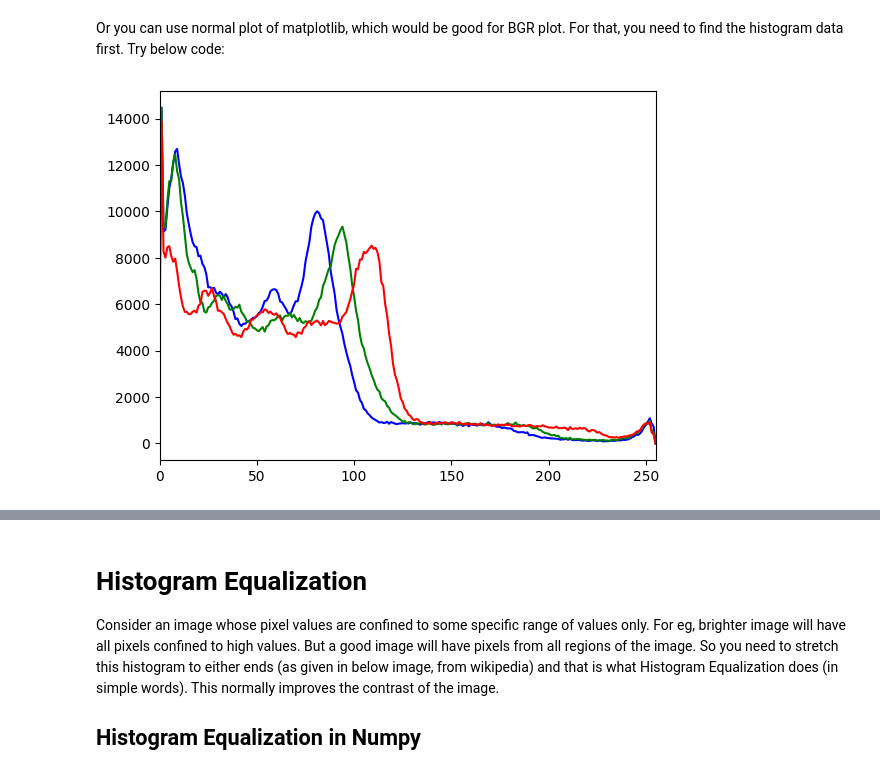
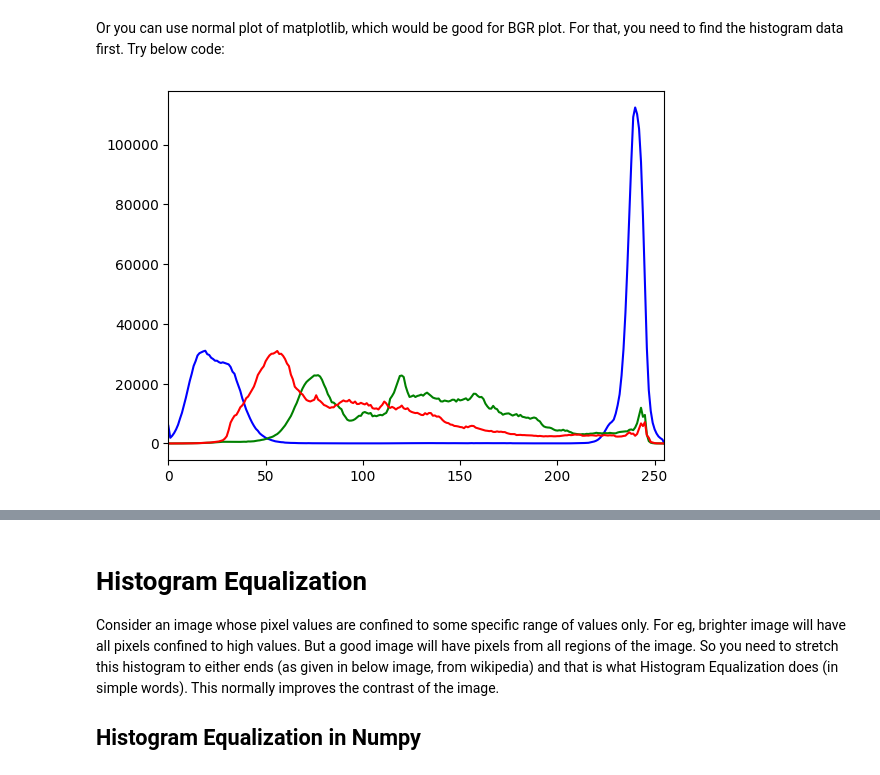
Before and after one commit to Likelipop/See_image_processing, a Jupyter notebook: Lab_02/Week2.ipynb, the cells around one changed output, grey strips where cells are left out. Cells and saved outputs as stored; diff of their text form; code cells hidden in the pictures.

```diff
--- a/Lab_02/Week2.ipynb
+++ b/Lab_02/Week2.ipynb
@@ -88,21 +90,18 @@ plt.show()
 Or you can use normal plot of matplotlib, which would be good for BGR plot. For that, you need to find the histogram data first. Try below code:
 # %%
 # Load the color image at 'imgKarlMax_path'
-imgKarlMax = cv.imread(imgKarlMax_path)
-
-# Verify that the image has been loaded successfully; if not, raise an error message
-assert imgKarlMax is not None, "File could not be read; check with os.path.exists()"
+img_color_bliss = cv.imread(img_bliss_path)
 
 # Define color channels for plotting ('b' for blue, 'g' for green, and 'r' for red)
 color = ('b', 'g', 'r')
 
 # Iterate over each color channel (blue, green, red) to calculate and plot its histogram
 for i, col in enumerate(color):
-    histr = cv.calcHist([imgKarlMax], [i], None, [256], [0, 255])  # Calculate histogram for each color channel
+    histr = cv.calcHist([img_color_bliss], [i], None, [256], [0, 255])  # Calculate histogram for each color channel
     plt.plot(histr, color=col)  # Plot histogram for the current color channel
     plt.xlim([0, 255])  # Set the x-axis range for pixel intensities
 
 # Display the histograms of all three color channels
 plt.show()
 # %% [output]
-[figure, old version]
+[figure, new version]
```
Also changed, not shown: parts of 8 cells of this notebook.
